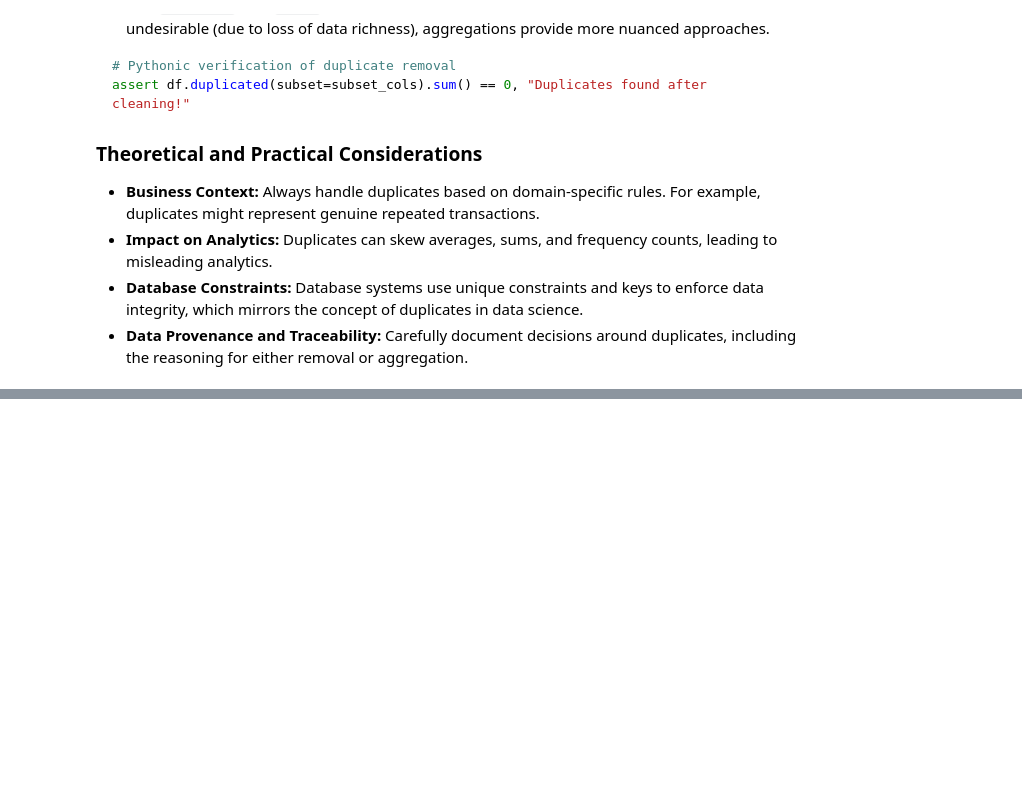
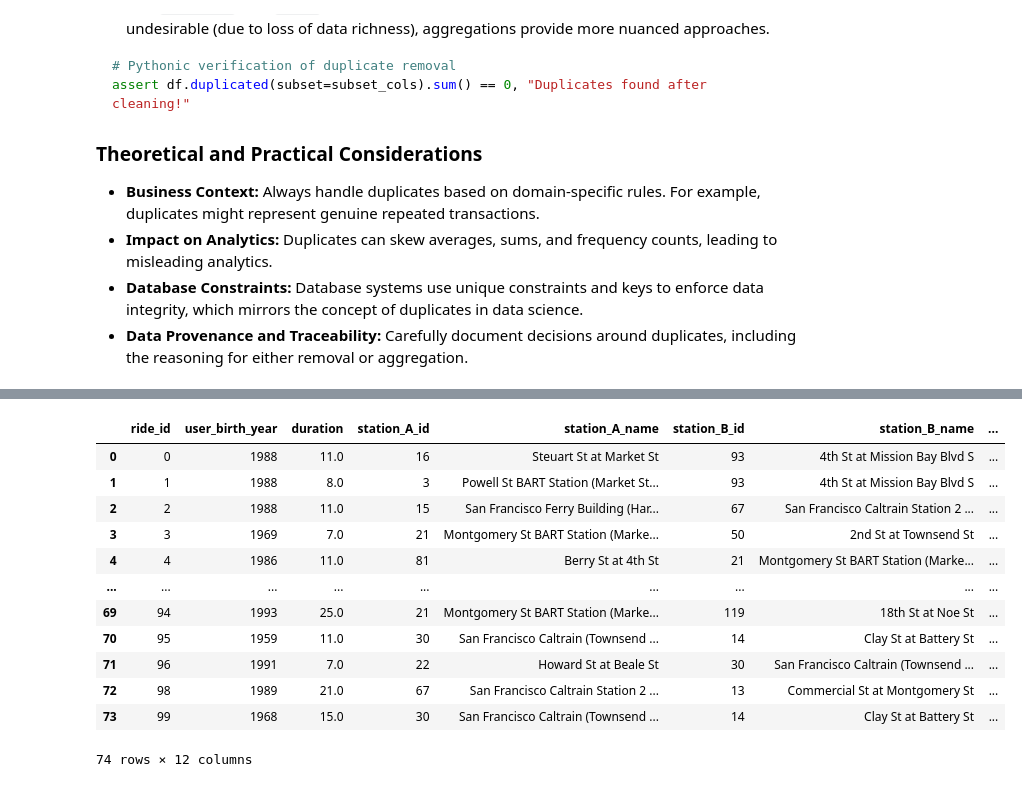
Before and after one commit to jhlopesalves/data-science-notebooks, a Jupyter notebook: Python/data_manipulation/pandas/cleaning_data/cleaning_data.ipynb, the cells around one changed output, grey strips where cells are left out. Cells and saved outputs as stored; diff of their text form; code cells hidden in the pictures; blank space fills up the shorter version.

```diff
--- a/Python/data_manipulation/pandas/cleaning_data/cleaning_data.ipynb
+++ b/Python/data_manipulation/pandas/cleaning_data/cleaning_data.ipynb
@@ -398,0 +420,53 @@ ride_sharing.head()
+# %%
+# Drop complete duplicates in ride_sharing and store the results in ride_dup.
+ride_dup = ride_sharing_id.drop_duplicates()
+
+# Create the statistics dictionary which holds minimum aggregation for user_birth_year and mean aggregation for duration.
+statistics = {"user_birth_year": "min", "duration": "mean"}
+
+# Drop incomplete duplicates by grouping by ride_id and applying the aggregation in statistics.
+ride_unique = ride_dup.groupby("ride_id").agg(statistics).reset_index()
+
+# Apply the same duplicate removal process directly to ride_sharing_id
+# First drop complete duplicates from the original dataset
+ride_sharing_id = ride_sharing_id.drop_duplicates()
+
+# Then handle incomplete duplicates by grouping by ride_id and applying aggregation rules
+# For user_birth_year: use 'min' to get the earliest/lowest birth year (most conservative age estimate)
+# For duration: use 'mean' to average the trip duration across duplicate rides
+# For all other columns: use 'first' to keep the first occurrence's value since they should be identical for the same ride_id
+ride_sharing_id = (
+    ride_sharing_id.groupby("ride_id")
+    .agg(
+        {
+            "user_birth_year": "min",
+            "duration": "mean",
+            "station_A_id": "first",
+            "station_A_name": "first",
+            "station_B_id": "first",
+            "station_B_name": "first",
+            "bike_id": "first",
+            "user_type": "first",
+            "user_gender": "first",
+            "tire_sizes": "first",
+            "ride_date": "first",
+        }
+    )
+    .reset_index()
+)
+# %%
+ride_sharing_id
+# %% [output]
+|  | ride_id | user_birth_year | duration | station_A_id | station_A_name | station_B_id | station_B_name | ... |
+| 0 | 0 | 1988 | 11.0 | 16 | Steuart St at Market St | 93 | 4th St at Mission Bay Blvd S | ... |
+| 1 | 1 | 1988 | 8.0 | 3 | Powell St BART Station (Market St... | 93 | 4th St at Mission Bay Blvd S | ... |
+| 2 | 2 | 1988 | 11.0 | 15 | San Francisco Ferry Building (Har... | 67 | San Francisco Caltrain Station 2 ... | ... |
+| 3 | 3 | 1969 | 7.0 | 21 | Montgomery St BART Station (Marke... | 50 | 2nd St at Townsend St | ... |
+| 4 | 4 | 1986 | 11.0 | 81 | Berry St at 4th St | 21 | Montgomery St BART Station (Marke... | ... |
+| ... | ... | ... | ... | ... | ... | ... | ... | ... |
+| 69 | 94 | 1993 | 25.0 | 21 | Montgomery St BART Station (Marke... | 119 | 18th St at Noe St | ... |
+| 70 | 95 | 1959 | 11.0 | 30 | San Francisco Caltrain (Townsend ... | 14 | Clay St at Battery St | ... |
+| 71 | 96 | 1991 | 7.0 | 22 | Howard St at Beale St | 30 | San Francisco Caltrain (Townsend ... | ... |
+| 72 | 98 | 1989 | 21.0 | 67 | San Francisco Caltrain Station 2 ... | 13 | Commercial St at Montgomery St | ... |
+| 73 | 99 | 1968 | 15.0 | 30 | San Francisco Caltrain (Townsend ... | 14 | Clay St at Battery St | ... |
+74 rows × 12 columns
```
Also changed, not shown: parts of 25 cells of this notebook, 1 other file.
